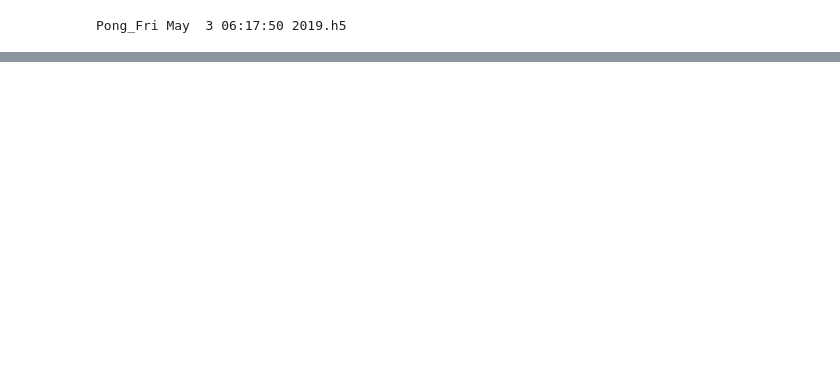
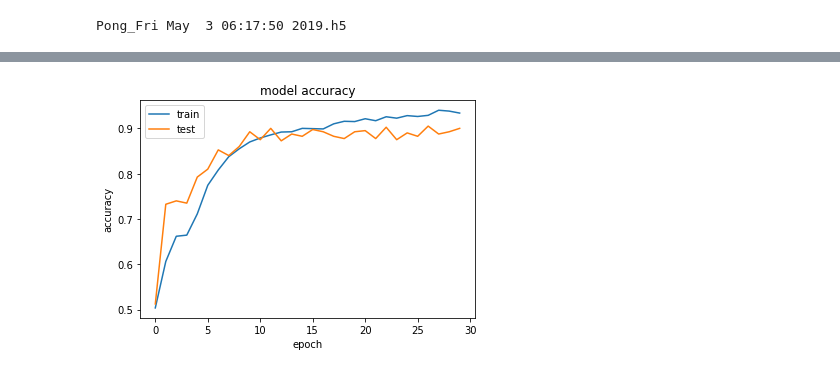
Before and after one commit to Jimut123/pong_test, a Jupyter notebook: cnn_implementation/COLAB/sigmoid_cnn_pongai.ipynb, the cells around one changed output, grey strips where cells are left out. Saved outputs shown, nothing was run; the diff lists cells and outputs as text; code cells hidden in the pictures; blank space fills up the shorter version.

Commit message:
final best model added which just predicts... Sigmoid activaton

```diff
--- a/cnn_implementation/COLAB/sigmoid_cnn_pongai.ipynb
+++ b/cnn_implementation/COLAB/sigmoid_cnn_pongai.ipynb
@@ -283,0 +329,88 @@ Pong_Fri May  3 06:17:50 2019.h5
+# %%
+
+from keras import optimizers
+
+
+MODEL_FIRST = 'Pong'
+MODEL_END = time.asctime( time.localtime(time.time()))
+MODEL_NAME = '{}_{}.h5'.format(MODEL_FIRST,MODEL_END)
+#MODEL_NAME
+
+# split into test and train set
+x_train, x_test, y_train, y_test = train_test_split(X, Y, test_size=.2, random_state=5)
+
+# convert class vectors to binary class matricies for use in catagorical_crossentropy loss below
+# number of action classifications
+classifications = 2
+y_train = keras.utils.to_categorical(y_train, classifications)
+y_test = keras.utils.to_categorical(y_test, classifications)
+
+#reference:-https://github.com/keras-team/keras/blob/master/examples/cifar10_cnn.py
+# CNN model
+
+
+model = Sequential()
+model.add(Conv2D(32, (3, 3), padding='same',
+                 input_shape=x_train.shape[1:]))
+model.add(Activation('relu'))
+model.add(Conv2D(32, (3, 3)))
+model.add(Activation('relu'))
+model.add(MaxPooling2D(pool_size=(2, 2)))
+model.add(Dropout(0.25))
+
+model.add(Conv2D(64, (3, 3), padding='same'))
+model.add(Activation('relu'))
+model.add(Conv2D(64, (3, 3)))
+model.add(Activation('relu'))
+model.add(MaxPooling2D(pool_size=(2, 2)))
+model.add(Dropout(0.25))
+
+model.add(Flatten())
+model.add(Dense(512))
+model.add(Activation('relu'))
+model.add(Dropout(0.5))
+model.add(Dense(2))
+model.add(Activation('sigmoid'))
+
+# initiate RMSprop optimizer
+sgd = optimizers.SGD(lr=0.01, decay=1e-6, momentum=0.9, nesterov=True)
+
+# Let's train the model using RMSprop
+# batch size = 16, 32
+# categorical cross entropy
+# nestrov = False
+model.compile(loss='mean_squared_error',
+              optimizer=sgd,
+              metrics=['accuracy'])
+
+x_train = x_train.astype('float32')
+x_test = x_test.astype('float32')
+x_train /= 255
+x_test /= 255
+history = model.fit(x_train, y_train,
+              batch_size=8,
+              epochs=30,
+              validation_data=(x_test, y_test),
+              shuffle=True)
+import matplotlib.pyplot as plt
+print(history.history.keys())
+# summarize history for accuracy
+plt.plot(history.history['acc'])
+plt.plot(history.history['val_acc'])
+plt.title('model accuracy')
+plt.ylabel('accuracy')
+plt.xlabel('epoch')
+plt.legend(['train', 'test'], loc='upper left')
+plt.show()
+# summarize history for loss
+plt.plot(history.history['loss'])
+plt.plot(history.history['val_loss'])
+plt.title('model loss')
+plt.ylabel('loss')
+plt.xlabel('epoch')
+plt.legend(['train', 'test'], loc='upper left')
+plt.show()
+#resnet , vgg-16
+#save weights post training
+model.save(MODEL_NAME)
+# %% [output]
@@ -283,0 +434 @@ Pong_Fri May  3 06:17:50 2019.h5
+[figure, added]
```
Also changed, not shown: parts of 14 cells of this notebook, 1 other file.
